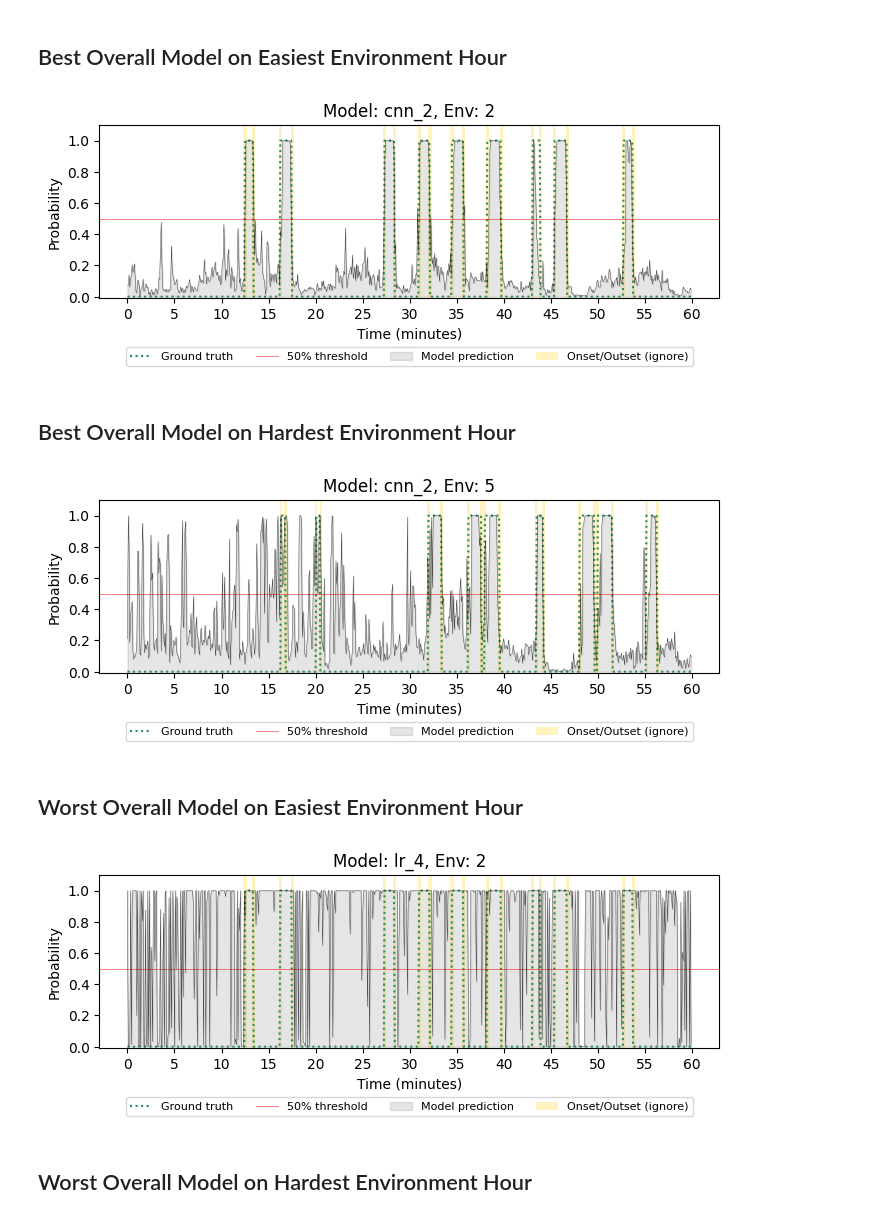
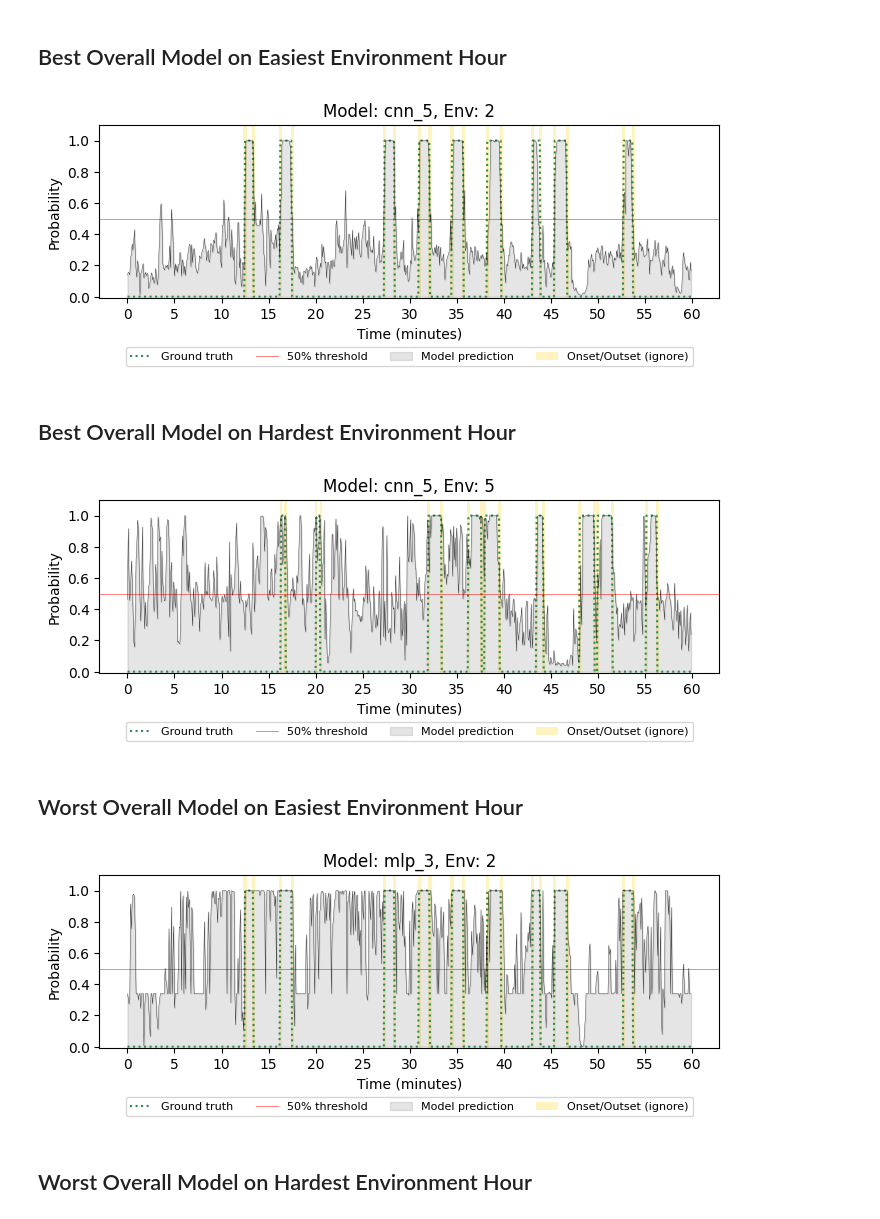
Before and after one commit to aerosonicdb/AeroSonicDB-YPAD0523, a Jupyter notebook: notebooks/plot_environment_predictions.ipynb, the cells around one changed output. Drawn from its saved outputs; the diff is of its cells as text; code cells hidden in the pictures.

```diff
--- a/notebooks/plot_environment_predictions.ipynb
+++ b/notebooks/plot_environment_predictions.ipynb
@@ -38,7 +44,7 @@ def load_env_data(env_n, env_base=ENV_FEAT_BASE, feat_path=EVAL_FEAT_PATH):
 # %%
 def load_keras_model(short_model_name: str, root=ROOT_PATH):
 
-    full_path = os.path.join(root, 'models', short_model_name, 'model')
+    full_path = os.path.join(root, 'models', short_model_name, 'model.keras')
 
     return tf.keras.models.load_model(full_path)
 # %%
@@ -183,7 +189,9 @@ def plot_env_predictions(short_model_name: str, env_n: str):
 
         model = load_keras_model(short_model_name)
 
-        y_prob = model.predict(X, batch_size=216, verbose=0)
+        y_prob = model(X)
+
+        y_prob = np.array(y_prob)
 
     elif 'lr' in short_model_name:
 
@@ -264,21 +272,21 @@ def plot_env_predictions(short_model_name: str, env_n: str):
 # %% [markdown]
 ## Best Overall Model on Easiest Environment Hour
 # %%
-plot_env_predictions(short_model_name='cnn_2', env_n=2)
+plot_env_predictions(short_model_name='cnn_5', env_n=2)
 # %% [output]
-[figure, old version]
+[figure, new version]
 # %% [markdown]
 ## Best Overall Model on Hardest Environment Hour
 # %%
-plot_env_predictions(short_model_name='cnn_2', env_n=5)
+plot_env_predictions(short_model_name='cnn_5', env_n=5)
 # %% [output]
-[figure, old version]
+[figure, new version]
 # %% [markdown]
 ## Worst Overall Model on Easiest Environment Hour
 # %%
-plot_env_predictions(short_model_name='lr_4', env_n=2)
+plot_env_predictions(short_model_name='mlp_3', env_n=2)
 # %% [output]
-[figure, old version]
+[figure, new version]
 # %% [markdown]
 ## Worst Overall Model on Hardest Environment Hour
 # %%
```
Also changed, not shown: parts of 7 cells of this notebook, 3 other files.
